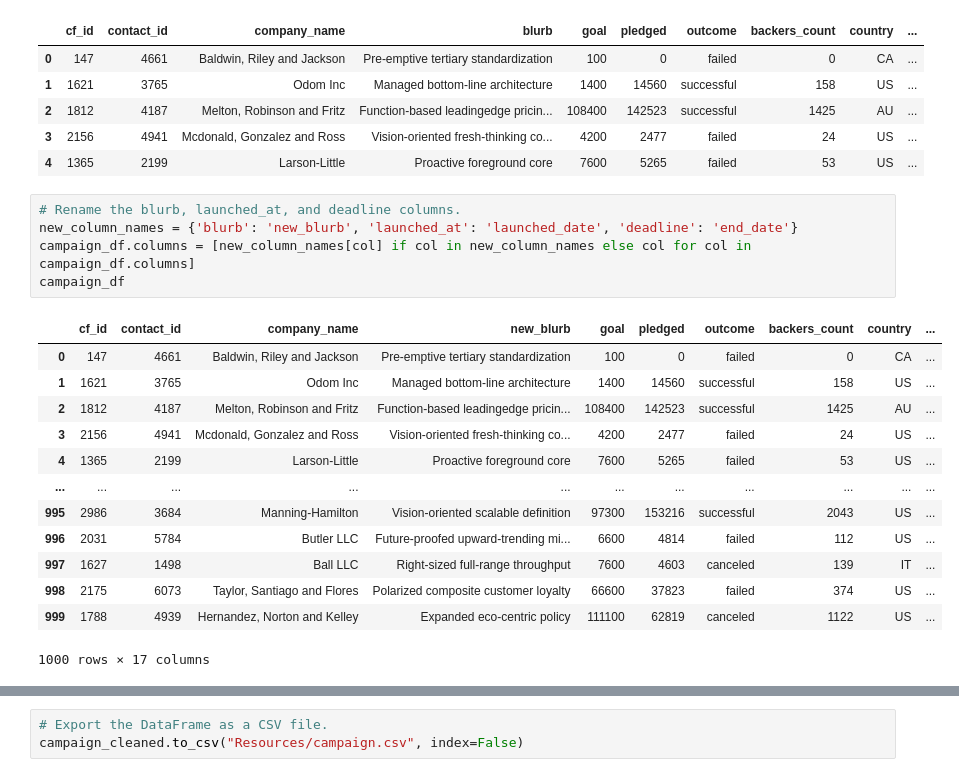
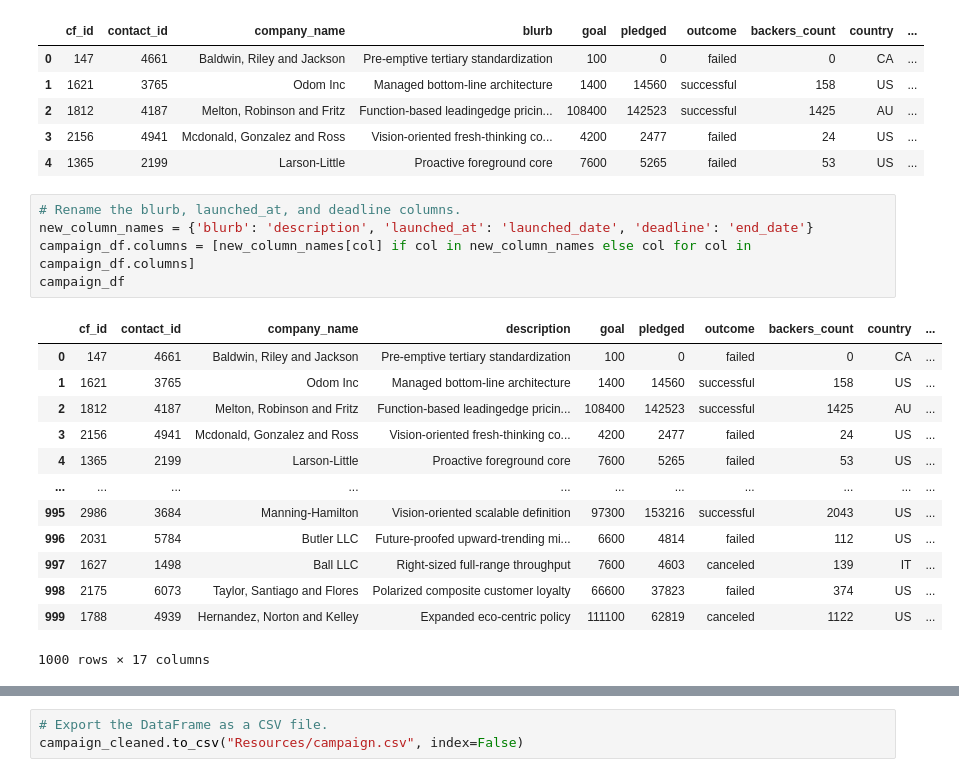
Before and after one commit to claytonstewart40/Crowdfunding_ETL, a Jupyter notebook: Starter_Files/ETL_Mini_Project_DGooch.ipynb, the cells around one changed output, grey strips where cells are left out. Saved outputs shown, nothing was run; the diff lists cells and outputs as text.

Commit message:
finished Campaign dataframe

```diff
--- a/Starter_Files/ETL_Mini_Project_DGooch.ipynb
+++ b/Starter_Files/ETL_Mini_Project_DGooch.ipynb
@@ -202,11 +202,11 @@ campaign_df.head()
 | 4 | 1365 | 2199 | Larson-Little | Proactive foreground core | 7600 | 5265 | failed | 53 | US | ... |
 # %%
 # Rename the blurb, launched_at, and deadline columns.
-new_column_names = {'blurb': 'new_blurb', 'launched_at': 'launched_date', 'deadline': 'end_date'}
+new_column_names = {'blurb': 'description', 'launched_at': 'launched_date', 'deadline': 'end_date'}
 campaign_df.columns = [new_column_names[col] if col in new_column_names else col for col in campaign_df.columns]
 campaign_df
 # %% [output]
-|  | cf_id | contact_id | company_name | new_blurb | goal | pledged | outcome | backers_count | country | ... |
+|  | cf_id | contact_id | company_name | description | goal | pledged | outcome | backers_count | country | ... |
 | 0 | 147 | 4661 | Baldwin, Riley and Jackson | Pre-emptive tertiary standardization | 100 | 0 | failed | 0 | CA | ... |
 | 1 | 1621 | 3765 | Odom Inc | Managed bottom-line architecture | 1400 | 14560 | successful | 158 | US | ... |
 | 2 | 1812 | 4187 | Melton, Robinson and Fritz | Function-based leadingedge pricin... | 108400 | 142523 | successful | 1425 | AU | ... |
```
Also changed, not shown: parts of 12 cells of this notebook.
